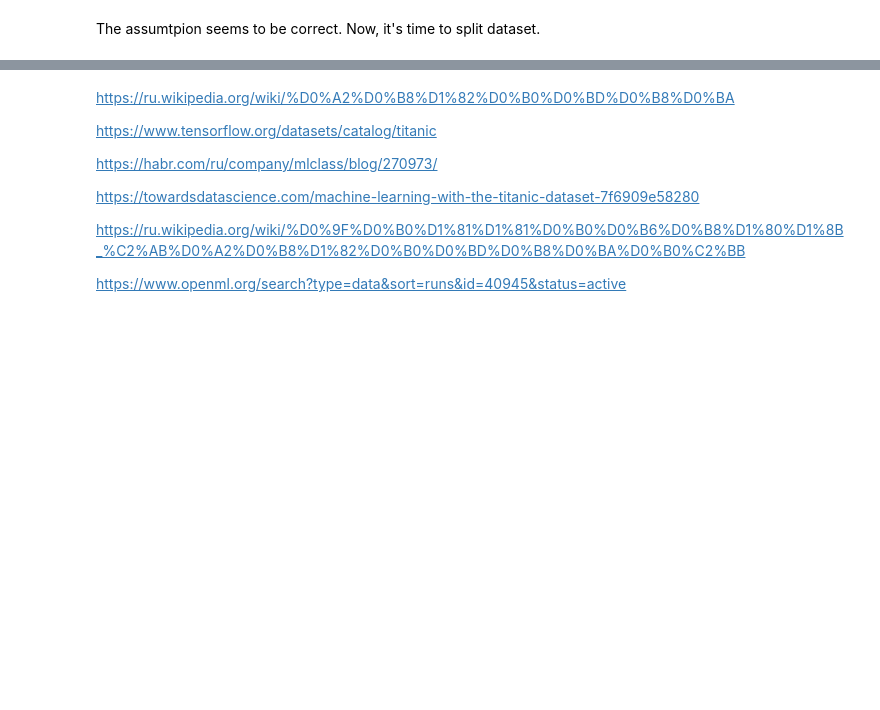
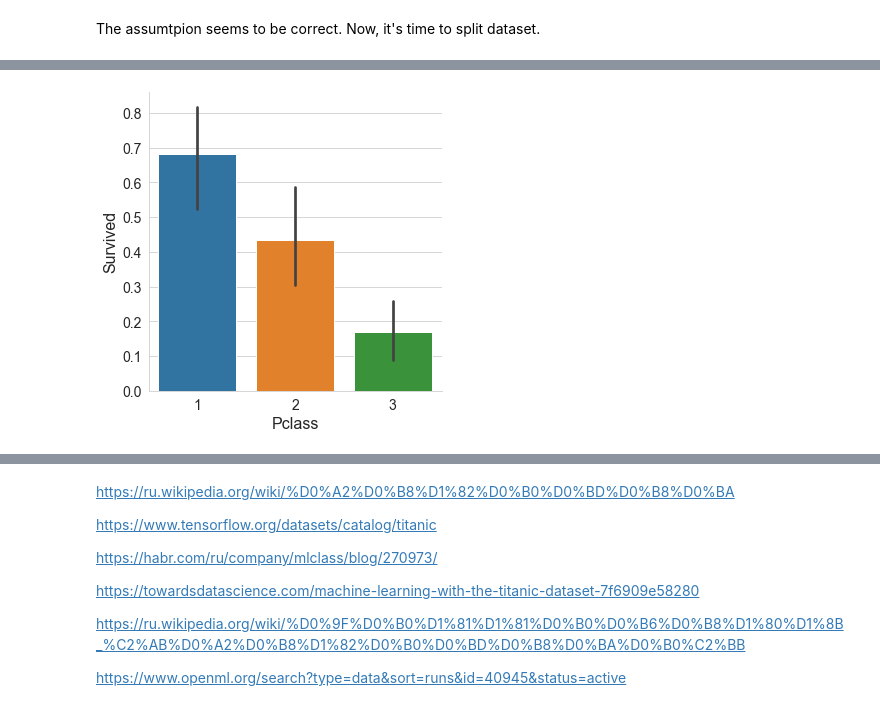
Before and after one commit to AlekseiBogachev/Titanic-Machine-Learning-from-Disaster, a Jupyter notebook: sources/Titanic-Machine-Learning-from-Disaster.ipynb, the cells around one changed output, grey strips where cells are left out. Saved outputs shown, nothing was run; the diff lists cells and outputs as text; code cells hidden in the pictures; blank space fills up the shorter version.

```diff
--- a/sources/Titanic-Machine-Learning-from-Disaster.ipynb
+++ b/sources/Titanic-Machine-Learning-from-Disaster.ipynb
@@ -325,0 +352,5 @@ for train_index, test_index in split.split(data, data.Sex):
+# %%
+sns.catplot(data=test_set, x='Pclass', y='Survived', kind='bar')
+plt.show()
+# %% [output]
+[figure, added]
```
Also changed, not shown: parts of 7 cells of this notebook, 5 other files.
